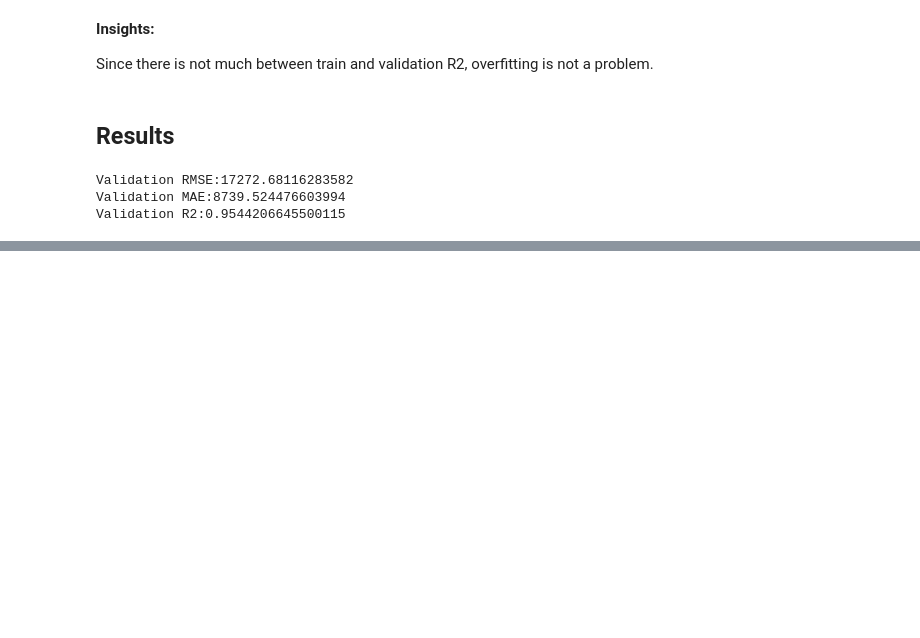
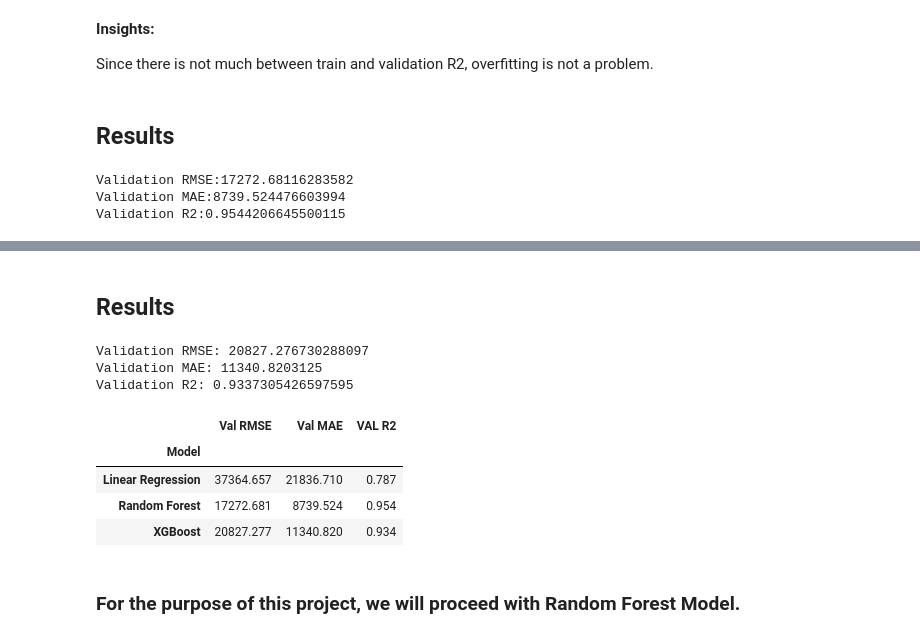
Before and after one commit to Rimsha-Bashir/crop-yield-prediction, a Jupyter notebook: notebooks/03_train_models.ipynb, the cells around one changed output, grey strips where cells are left out. Drawn from its saved outputs; the diff is of its cells as text; code cells hidden in the pictures; blank space fills up the shorter version.

```diff
--- a/notebooks/03_train_models.ipynb
+++ b/notebooks/03_train_models.ipynb
@@ -22,6 +26,7 @@ categorical = ['country','crop', 'year']
 numerical = ['average_rain_fall_mm_per_year',
  'pesticide_tonnes',
  'avg_temp']
+final_metrics = []
 # %%
 df_full_train, df_test = train_test_split(df, test_size=0.2, random_state=1)
 df_train, df_val = train_test_split(df_full_train, test_size=0.25, random_state=1)
@@ -105,6 +110,8 @@ rmse, mae, r2 = regression_metrics(y_val, y_pred_val)
 print("Validation RMSE:", rmse)
 print("MAE:", mae)
 print("Validation R2:", r2)
+
+final_metrics.append(('Linear Regression', rmse, mae, r2))
 # %% [output]
 Validation RMSE: 37364.657196581524
 MAE: 21836.710189452457
@@ -340,6 +347,8 @@ rmse, mae, r2_val = regression_metrics(y_val, y_pred_val)
 print(f"Validation RMSE:{rmse}")
 print(f"Validation MAE:{mae}")
 print(f"Validation R2:{r2_val}")
+
+final_metrics.append(('Random Forest', rmse, mae, r2_val))
 # %% [output]
 Validation RMSE:17272.68116283582
 Validation MAE:8739.524476603994
@@ -346,0 +574,46 @@ Validation R2:0.9544206645500115
+# %% [markdown]
+## Results
+# %%
+eta = 0.1
+max_depth = 7
+min_child_weight = 5
+
+dv, model, df_metrics = xgb_train(
+    df_train, df_val, y_train_log, y_val_log,
+    eta=eta, num_boost_round=200, max_depth=max_depth, min_child_weight=min_child_weight
+)
+
+y_val_pred_log = xgb_predict(df_val, dv, model)
+y_val_pred = np.expm1(y_val_pred_log)
+
+rmse,  mae, r2 = regression_metrics(y_val, y_val_pred)
+
+print(f"Validation RMSE: {rmse}")
+print(f"Validation MAE: {mae}")
+print(f"Validation R2: {r2}")
+
+final_metrics.append(('XGBoost', rmse, mae, r2))
+# %% [output]
+Validation RMSE: 20827.276730288097
+Validation MAE: 11340.8203125
+Validation R2: 0.9337305426597595
+# %%
+df_final=pd.DataFrame(final_metrics, columns = ['Model', 'Val RMSE', 'Val MAE', 'VAL R2'])
+
+df_final_indexed = df_final.set_index('Model')
+
+# Apply simple background gradients
+styled = (df_final_indexed.style
+          .background_gradient(subset=['Val RMSE', 'Val MAE'], cmap='RdYlGn_r')  # lower = green
+          .background_gradient(subset=['VAL R2'], cmap='RdYlGn')                  # higher = green
+          .format('{:.3f}'))
+
+styled
+# %% [output]
+|  | Val RMSE | Val MAE | VAL R2 |
+| Model |  |  |  |
+| Linear Regression | 37364.657 | 21836.710 | 0.787 |
+| Random Forest | 17272.681 | 8739.524 | 0.954 |
+| XGBoost | 20827.277 | 11340.820 | 0.934 |
+# %% [markdown]
+### For the purpose of this project, we will proceed with Random Forest Model.
```
Also changed, not shown: parts of 16 cells of this notebook.
